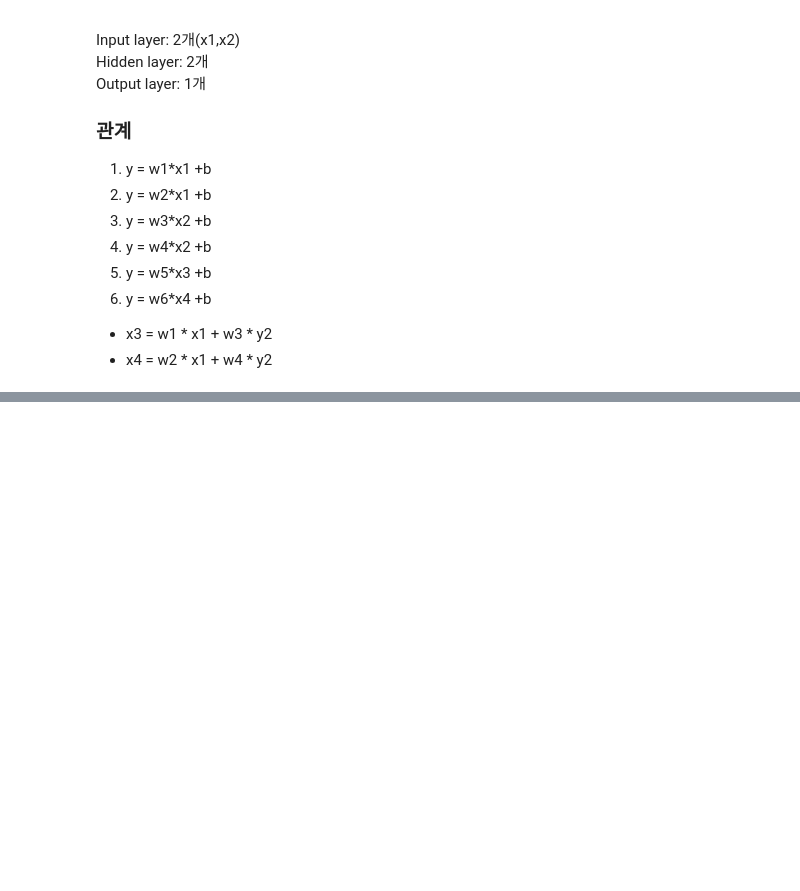
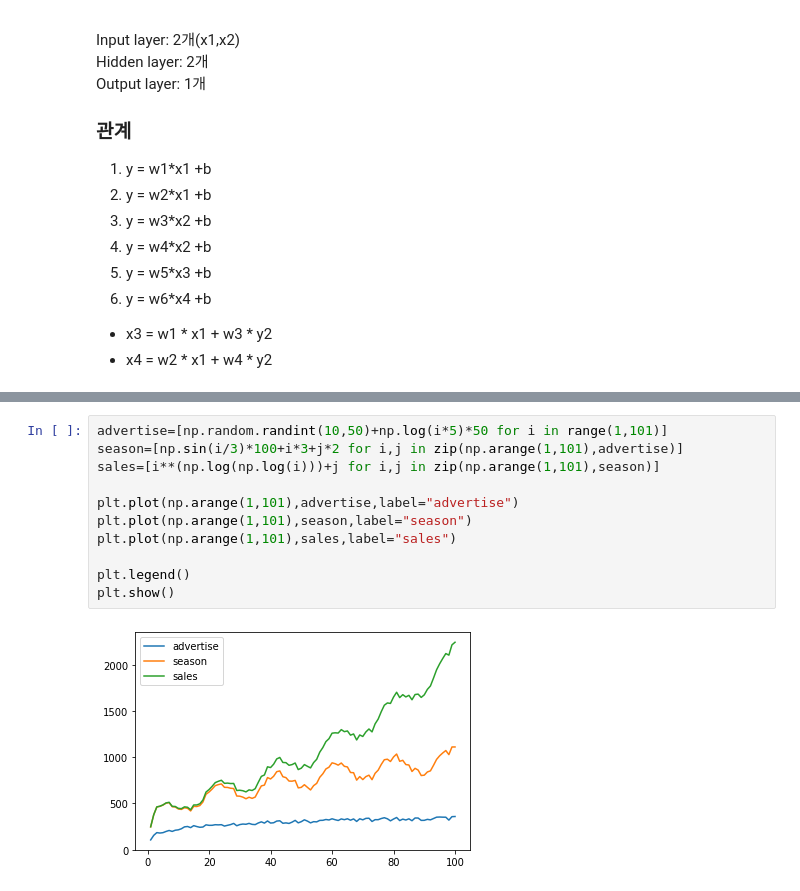
Before and after one commit to minjeongss/DeepLearning, a Jupyter notebook: DeepLearning_30m.ipynb, the cells around one changed output, grey strips where cells are left out. Saved outputs shown, nothing was run; the diff lists cells and outputs as text; blank space fills up the shorter version.

```diff
--- a/DeepLearning_30m.ipynb
+++ b/DeepLearning_30m.ipynb
@@ -244,0 +377,13 @@ Output layer: 1개
+# %%
+advertise=[np.random.randint(10,50)+np.log(i*5)*50 for i in range(1,101)]
+season=[np.sin(i/3)*100+i*3+j*2 for i,j in zip(np.arange(1,101),advertise)]
+sales=[i**(np.log(np.log(i)))+j for i,j in zip(np.arange(1,101),season)]
+
+plt.plot(np.arange(1,101),advertise,label="advertise")
+plt.plot(np.arange(1,101),season,label="season")
+plt.plot(np.arange(1,101),sales,label="sales")
+
+plt.legend()
+plt.show()
+# %% [output]
+[figure, added]
```
Also changed, not shown: parts of 54 cells of this notebook.
